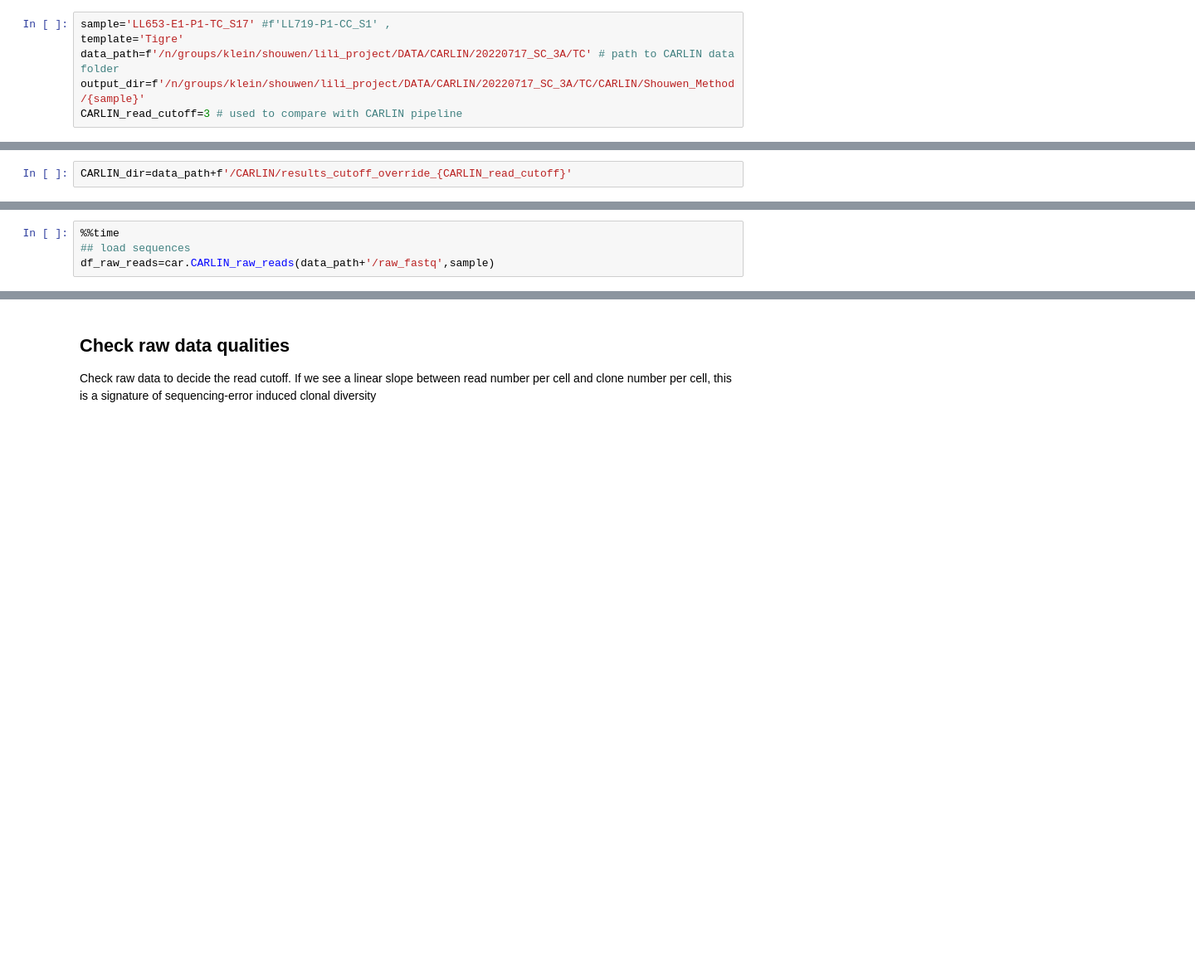
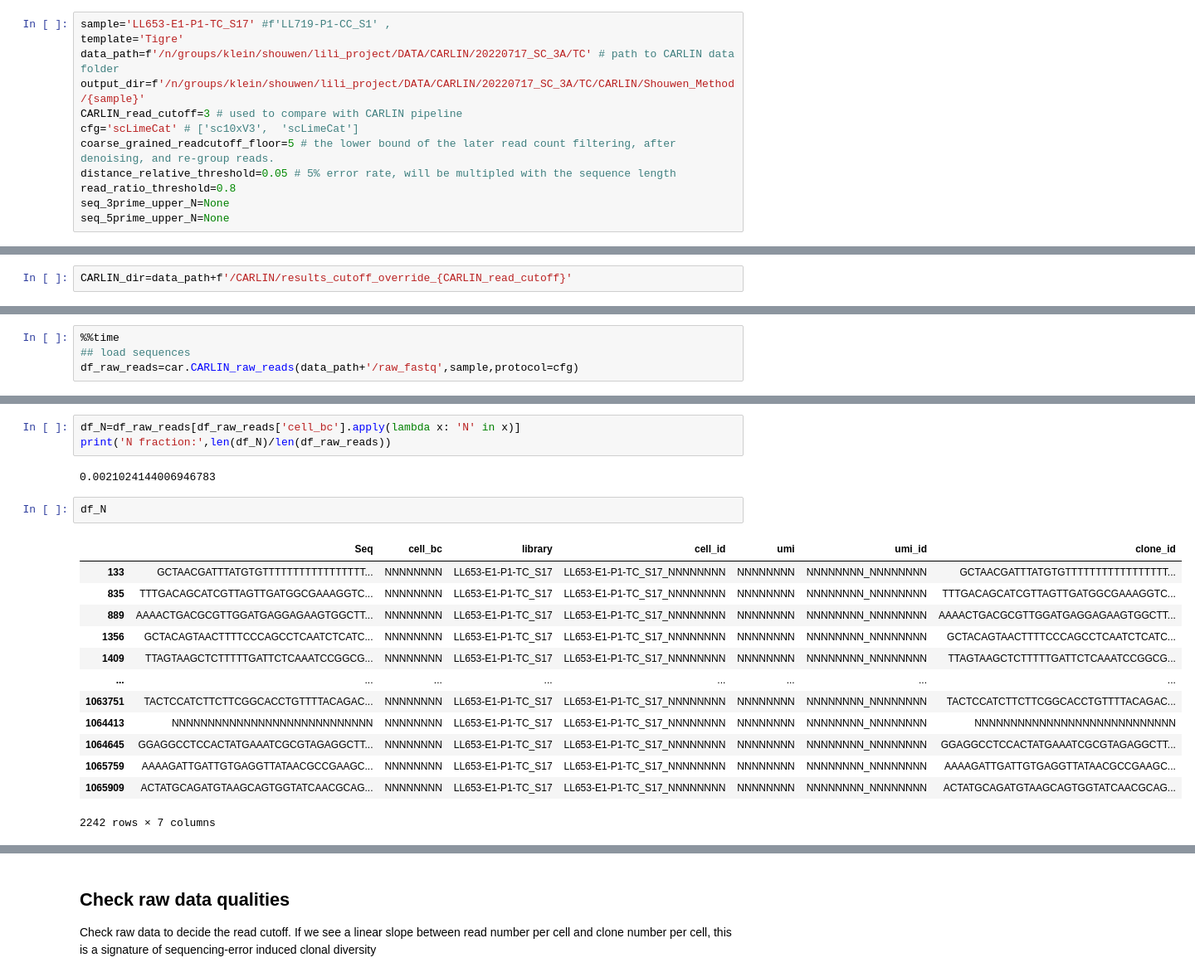
Before and after one commit to ShouWenWang-Lab/snakemake_DARLIN, a Jupyter notebook: source/single_cell_CARLIN.ipynb, the cells around one changed output, grey strips where cells are left out. Shown: that part at 83% size. Drawn from its saved outputs; the diff is of its cells as text; blank space fills up the shorter version.

Commit message:
update single-cell QC pipeline (do not correct for neighboring length

```diff
--- a/source/single_cell_CARLIN.ipynb
+++ b/source/single_cell_CARLIN.ipynb
@@ -4,6 +4,12 @@ template='Tigre'
 data_path=f'/n/groups/klein/shouwen/lili_project/DATA/CARLIN/20220717_SC_3A/TC' # path to CARLIN data folder
 output_dir=f'/n/groups/klein/shouwen/lili_project/DATA/CARLIN/20220717_SC_3A/TC/CARLIN/Shouwen_Method/{sample}'
 CARLIN_read_cutoff=3 # used to compare with CARLIN pipeline
+cfg='scLimeCat' # ['sc10xV3',  'scLimeCat']
+coarse_grained_readcutoff_floor=5 # the lower bound of the later read count filtering, after denoising, and re-group reads.
+distance_relative_threshold=0.05 # 5% error rate, will be multipled with the sequence length
+read_ratio_threshold=0.8
+seq_3prime_upper_N=None
+seq_5prime_upper_N=None
 # %%
 import pandas as pd
 import seaborn as sns
@@ -30,5 +37,5 @@ df_ref_BC=pd.read_csv('/n/groups/klein/shouwen/lili_project/packages/snakemake_m
 # %%
 %%time
 ## load sequences
-df_raw_reads=car.CARLIN_raw_reads(data_path+'/raw_fastq',sample)
+df_raw_reads=car.CARLIN_raw_reads(data_path+'/raw_fastq',sample,protocol=cfg)
 # %% [output]
@@ -37,3 +44,24 @@ Wall time: 51.3 s
+# %%
+df_N=df_raw_reads[df_raw_reads['cell_bc'].apply(lambda x: 'N' in x)]
+print('N fraction:',len(df_N)/len(df_raw_reads))
+# %% [output]
+0.0021024144006946783
+# %%
+df_N
+# %% [output]
+|  | Seq | cell_bc | library | cell_id | umi | umi_id | clone_id |
+| 133 | GCTAACGATTTATGTGTTTTTTTTTTTTTTTTT... | NNNNNNNN | LL653-E1-P1-TC_S17 | LL653-E1-P1-TC_S17_NNNNNNNN | NNNNNNNN | NNNNNNNN_NNNNNNNN | GCTAACGATTTATGTGTTTTTTTTTTTTTTTTT... |
+| 835 | TTTGACAGCATCGTTAGTTGATGGCGAAAGGTC... | NNNNNNNN | LL653-E1-P1-TC_S17 | LL653-E1-P1-TC_S17_NNNNNNNN | NNNNNNNN | NNNNNNNN_NNNNNNNN | TTTGACAGCATCGTTAGTTGATGGCGAAAGGTC... |
+| 889 | AAAACTGACGCGTTGGATGAGGAGAAGTGGCTT... | NNNNNNNN | LL653-E1-P1-TC_S17 | LL653-E1-P1-TC_S17_NNNNNNNN | NNNNNNNN | NNNNNNNN_NNNNNNNN | AAAACTGACGCGTTGGATGAGGAGAAGTGGCTT... |
+| 1356 | GCTACAGTAACTTTTCCCAGCCTCAATCTCATC... | NNNNNNNN | LL653-E1-P1-TC_S17 | LL653-E1-P1-TC_S17_NNNNNNNN | NNNNNNNN | NNNNNNNN_NNNNNNNN | GCTACAGTAACTTTTCCCAGCCTCAATCTCATC... |
+| 1409 | TTAGTAAGCTCTTTTTGATTCTCAAATCCGGCG... | NNNNNNNN | LL653-E1-P1-TC_S17 | LL653-E1-P1-TC_S17_NNNNNNNN | NNNNNNNN | NNNNNNNN_NNNNNNNN | TTAGTAAGCTCTTTTTGATTCTCAAATCCGGCG... |
+| ... | ... | ... | ... | ... | ... | ... | ... |
+| 1063751 | TACTCCATCTTCTTCGGCACCTGTTTTACAGAC... | NNNNNNNN | LL653-E1-P1-TC_S17 | LL653-E1-P1-TC_S17_NNNNNNNN | NNNNNNNN | NNNNNNNN_NNNNNNNN | TACTCCATCTTCTTCGGCACCTGTTTTACAGAC... |
+| 1064413 | NNNNNNNNNNNNNNNNNNNNNNNNNNNN | NNNNNNNN | LL653-E1-P1-TC_S17 | LL653-E1-P1-TC_S17_NNNNNNNN | NNNNNNNN | NNNNNNNN_NNNNNNNN | NNNNNNNNNNNNNNNNNNNNNNNNNNNN |
+| 1064645 | GGAGGCCTCCACTATGAAATCGCGTAGAGGCTT... | NNNNNNNN | LL653-E1-P1-TC_S17 | LL653-E1-P1-TC_S17_NNNNNNNN | NNNNNNNN | NNNNNNNN_NNNNNNNN | GGAGGCCTCCACTATGAAATCGCGTAGAGGCTT... |
+| 1065759 | AAAAGATTGATTGTGAGGTTATAACGCCGAAGC... | NNNNNNNN | LL653-E1-P1-TC_S17 | LL653-E1-P1-TC_S17_NNNNNNNN | NNNNNNNN | NNNNNNNN_NNNNNNNN | AAAAGATTGATTGTGAGGTTATAACGCCGAAGC... |
+| 1065909 | ACTATGCAGATGTAAGCAGTGGTATCAACGCAG... | NNNNNNNN | LL653-E1-P1-TC_S17 | LL653-E1-P1-TC_S17_NNNNNNNN | NNNNNNNN | NNNNNNNN_NNNNNNNN | ACTATGCAGATGTAAGCAGTGGTATCAACGCAG... |
+2242 rows × 7 columns
 # %%
 %%time
 df_filter_reads=car.CARLIN_preprocessing(df_raw_reads,template=template,ref_cell_barcodes=df_ref_BC['CB'],
```
Also changed, not shown: parts of 10 cells of this notebook, 8 other files.
